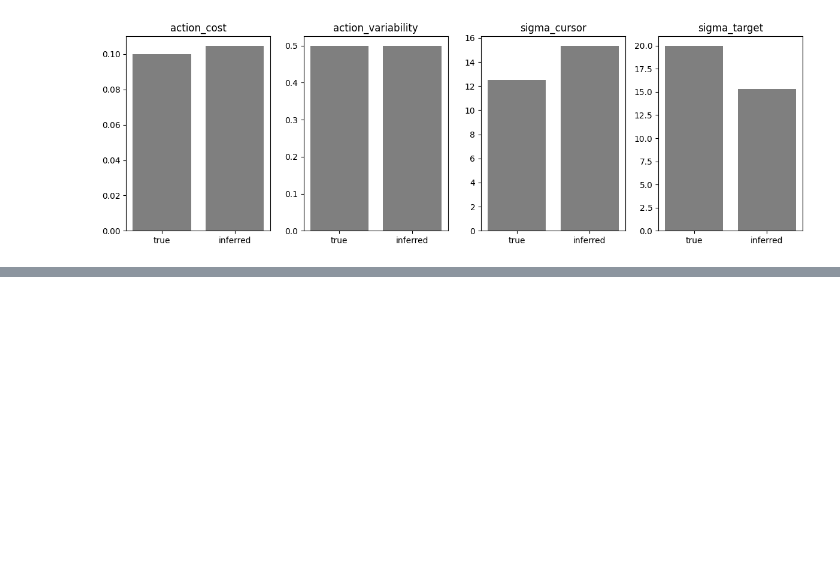
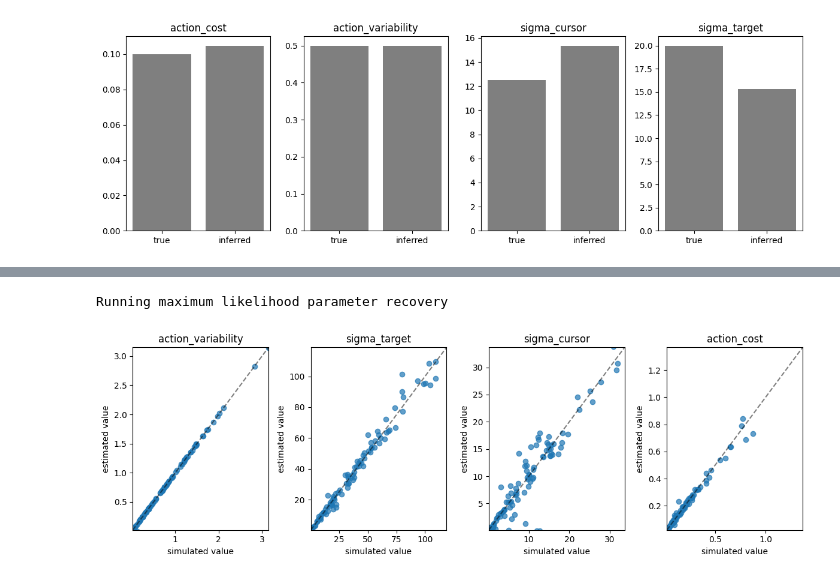
Before and after one commit to RothkopfLab/lqg, a Jupyter notebook: notebooks/DynamicsModel.ipynb, the cells around one changed output, grey strips where cells are left out. Saved outputs shown, nothing was run; the diff lists cells and outputs as text; code cells hidden in the pictures; blank space fills up the shorter version.

Commit message:
Add parameter recovery to hand dynamics model demo notebook

```diff
--- a/notebooks/HandModel.ipynb
+++ b/notebooks/DynamicsModel.ipynb
@@ -126,0 +131,73 @@ plt.show()
+# %%
+from tqdm import tqdm
+
+from lqg.infer.models import get_model_params
+from lqg.infer.utils import sample_from_prior
+
+
+fixed_params = {
+    "process_noise": 1.0,
+    "dt": 1.0 / 60.0,
+    "tau": 0.066,
+}
+
+true_values = {
+    key: []
+    for key in get_model_params(PointMassBoundedActor)
+    if key not in fixed_params
+}
+results = {
+    key: []
+    for key in get_model_params(PointMassBoundedActor)
+    if key not in fixed_params
+}
+print("Running maximum likelihood parameter recovery")
+for seed in tqdm(range(100)):
+    # true_params sampled from prior
+    true_params = {
+        name: value
+        for name, value in sample_from_prior(
+            PointMassBoundedActor, seed=seed
+        ).items()
+        if name not in fixed_params
+    }
+
+    lqg = PointMassBoundedActor(
+        **fixed_params,
+        **true_params,
+        T=500,
+    )
+
+    x = lqg.simulate(rng_key=random.PRNGKey(seed), n=20)
+
+    params = max_likelihood(
+        key=random.PRNGKey(seed),
+        x=x[..., :2],
+        model=PointMassBoundedActor,
+        max_steps=1_000,
+        num_restarts=10,
+        **fixed_params,
+    )
+
+    for key, item in params.items():
+        true_values[key].append(float(true_params[key]))
+        results[key].append(float(item))
+# %% [output]
+Running maximum likelihood parameter recovery
+# %%
+figure, axes = plt.subplots(1, 4, figsize=(12, 4))
+for axis, (name, true, estimates) in zip(
+    axes.flat, zip(true_values.keys(), true_values.values(), results.values())
+):
+    axis.scatter(true, estimates, alpha=0.7)
+    axis.plot([min(true), max(true)], [min(true), max(true)], "k--", alpha=0.5)
+    axis.set_title(name)
+    axis.set_xlabel("simulated value")
+    axis.set_ylabel("estimated value")
+    axis.set_xlim(min(true), max(true))
+    axis.set_ylim(min(true), max(true))
+
+figure.tight_layout()
+plt.show()
+# %% [output]
+[figure, added]
```
Also changed, not shown: parts of 1 cell of this notebook.
